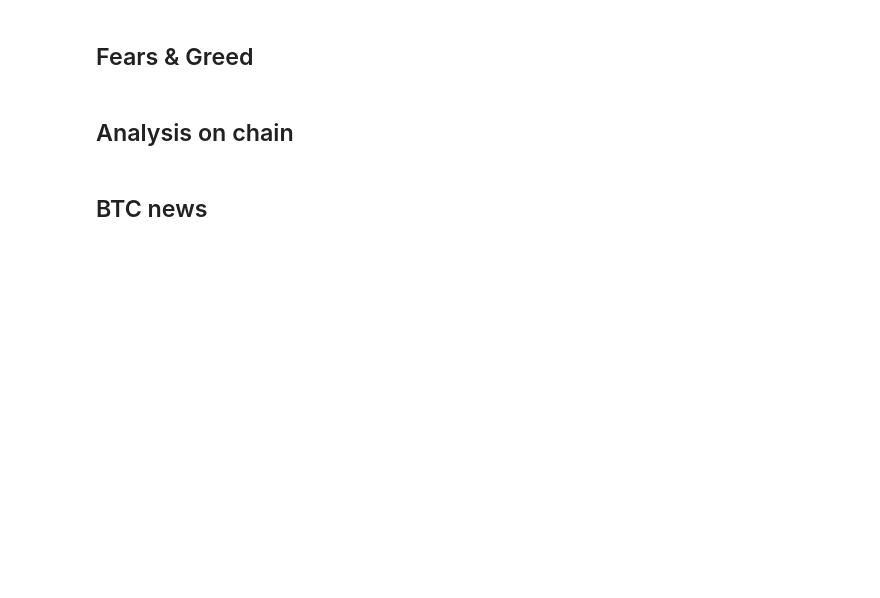
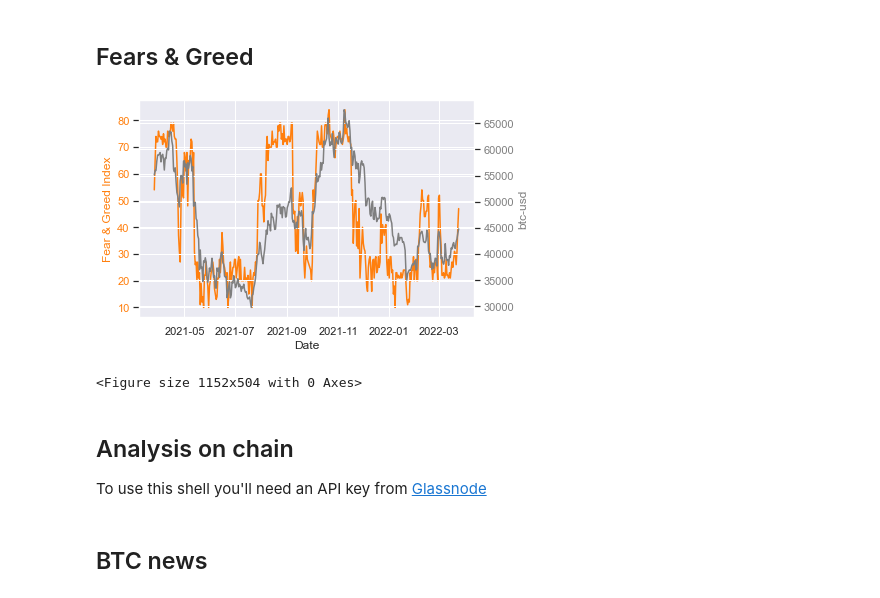
Before and after one commit to cardano-on-the-road/youtube, a Jupyter notebook: btc-dash/dashboard.ipynb, the cells around one changed output. Cells and saved outputs as stored; diff of their text form; code cells hidden in the pictures; blank space fills up the shorter version.

```diff
--- a/btc-dash/dashboard.ipynb
+++ b/btc-dash/dashboard.ipynb
@@ -82,4 +103,12 @@ ris.plot(kind='bar',
 # %% [markdown]
 ## Fears & Greed
+# %%
+fng = fearGreed()
+fng.downloadData(limit=365)
+fng.plot_all(df)
+# %% [output]
+[figure, added]
+<Figure size 1152x504 with 0 Axes>
 # %% [markdown]
 ## Analysis on chain
+To use this shell you'll need an API key from [Glassnode](https://glassnode.com/)
```
Also changed, not shown: parts of 10 cells of this notebook, 3 other files.
